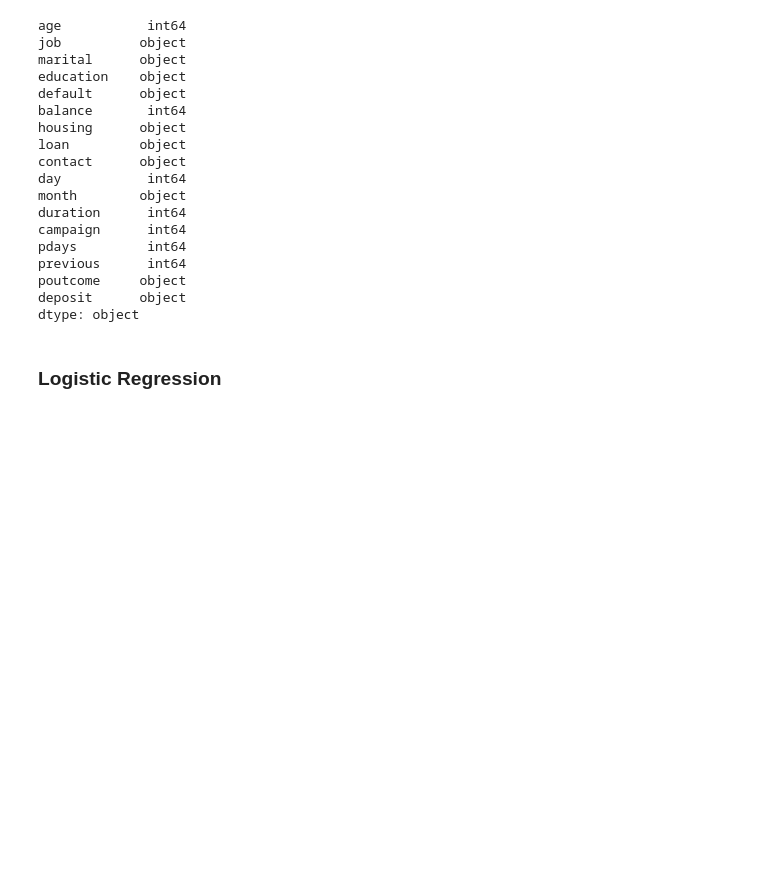
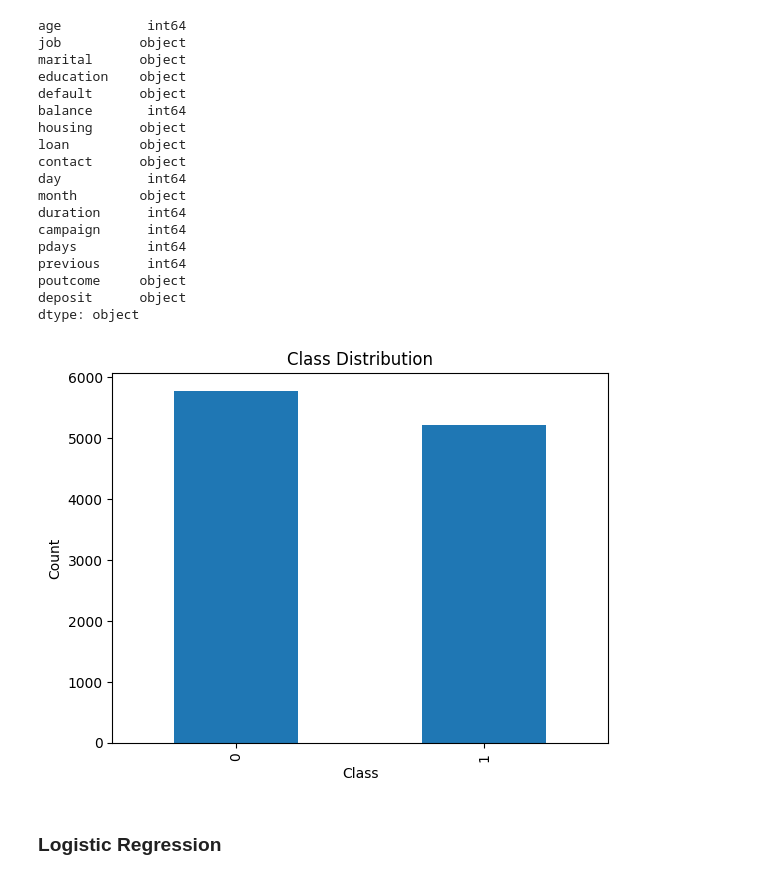
Before and after one commit to BakingPancakes/ML-for-Business-Decision-Making-Project, a Jupyter notebook: main.ipynb, the cells around one changed output. Drawn from its saved outputs; the diff is of its cells as text; code cells hidden in the pictures; blank space fills up the shorter version.

Commit message:
Added class imbalanced bar chart and dummy classifier

```diff
--- a/main.ipynb
+++ b/main.ipynb
@@ -193,6 +194,14 @@ preprocessor = ColumnTransformer(
 
 X_train_processed = preprocessor.fit_transform(X_train)
 X_test_processed = preprocessor.transform(X_test)
+# %%
+pd.Series(y).value_counts().plot(kind='bar')
+plt.title('Class Distribution')
+plt.xlabel('Class')
+plt.ylabel('Count')
+plt.show()
+# %% [output]
+[figure, added]
 # %% [markdown]
 <div style= "font-family: 'Georgia', serif;" >
 
```
Also changed, not shown: parts of 3 cells of this notebook.
